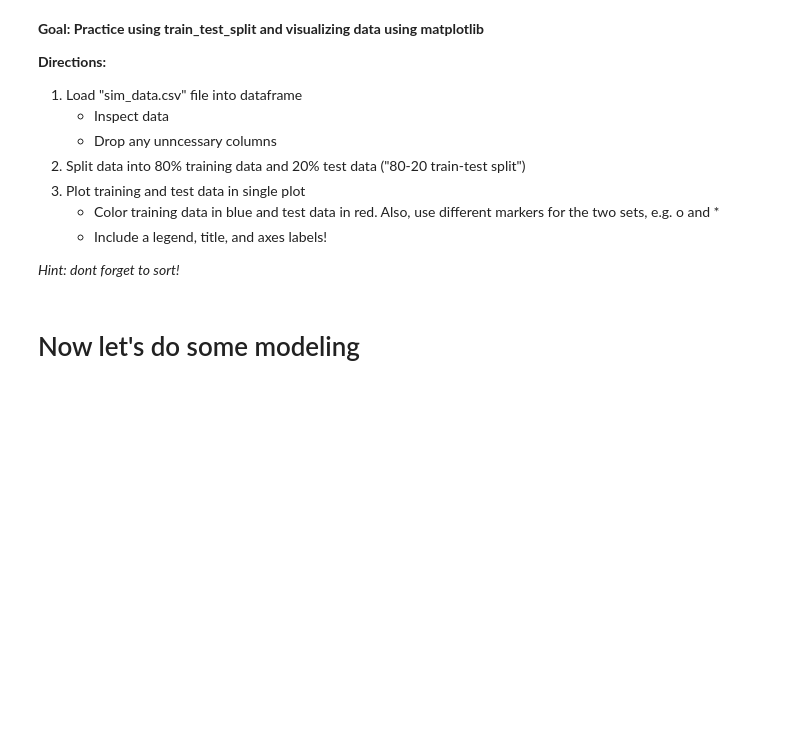
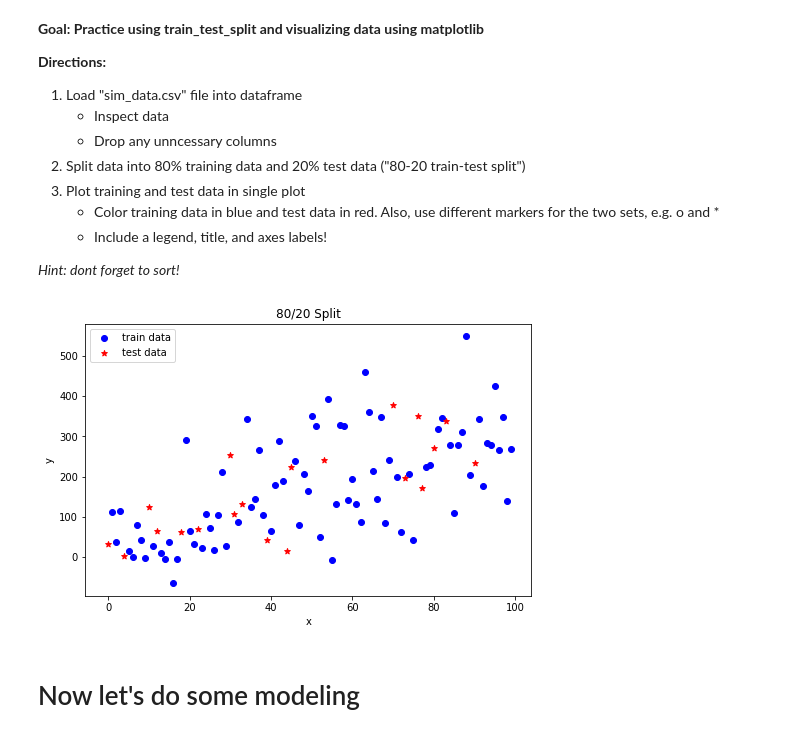
Before and after one commit to Harvard-IACS/2020-CS109A, a Jupyter notebook: content/sections/section2/notebook/cs109a_section_2.ipynb, the cells around one changed output. Drawn from its saved outputs; the diff is of its cells as text; code cells hidden in the pictures; blank space fills up the shorter version.

```diff
--- a/content/sections/section2/notebook/cs109a_section_2.ipynb
+++ b/content/sections/section2/notebook/cs109a_section_2.ipynb
@@ -204,3 +274,25 @@ print('The testing  data length is the', 100*len(test_data)/len(bikeshare),'% of
+# %%
+# %load ../solutions/breakout_1_sol.py
+# read in data
+data = pd.read_csv("../data/sim_data.csv")
+
+# drop Unnamed column
+data.drop(columns=["Unnamed: 0"], inplace=True)
+
+# split into training and testing with 80/20 split, random_state=42
+train_data1, test_data1 = train_test_split(data, test_size=0.20, random_state=42)
+
+# plot results 80/20 split
+plt.figure(figsize=[8,5])
+plt.scatter(train_data1.x, train_data1.y, c="blue", marker='o', label="train data")
+plt.scatter(test_data1.x, test_data1.y,c="red", marker='*', label="test data")
+plt.xlabel('x')
+plt.ylabel('y')
+plt.title("80/20 Split")
+plt.legend()
+plt.show()
+# %% [output]
+[figure, added]
 # %% [markdown]
 # Now let's do some modeling
 # %% [markdown]
```
Also changed, not shown: parts of 37 cells of this notebook, 1 other file.
